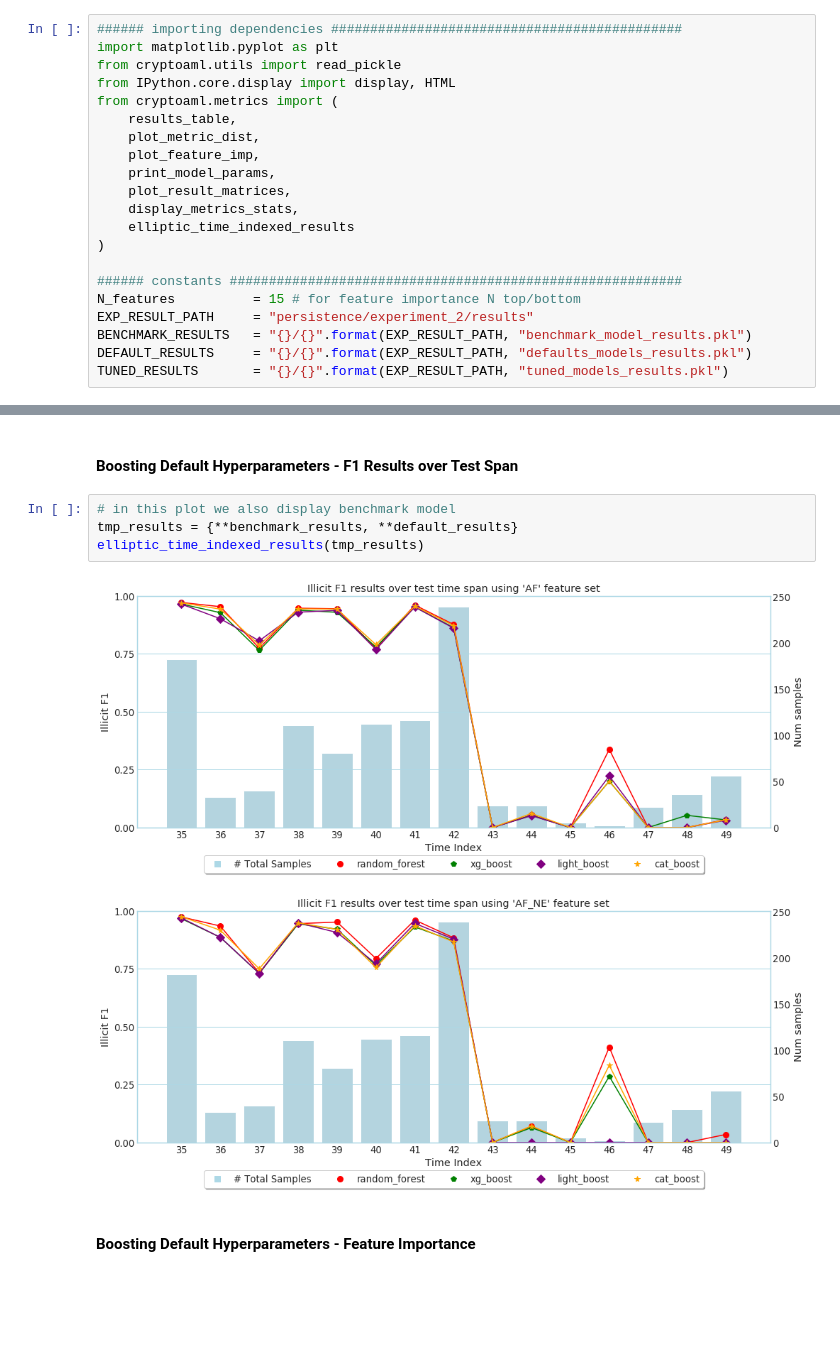
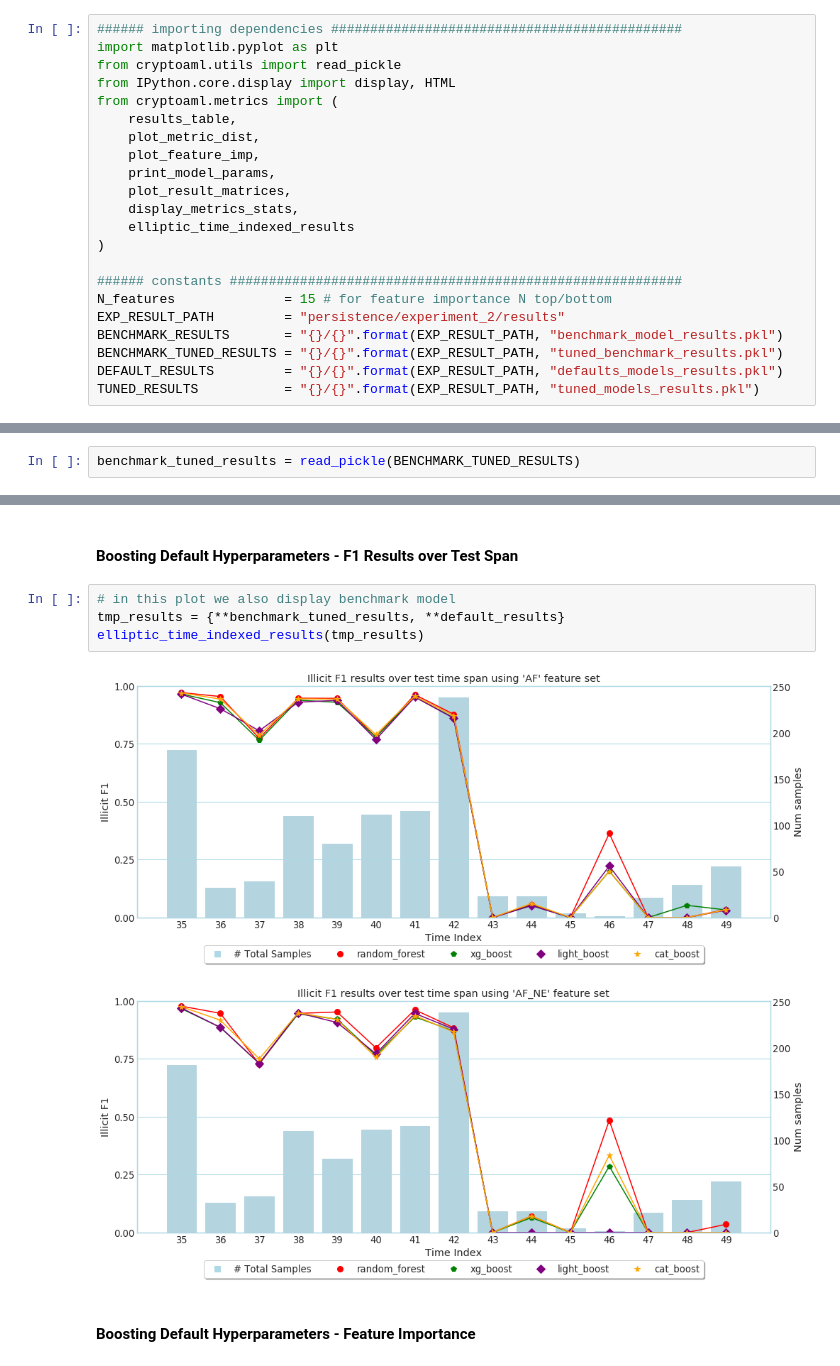
Before and after one commit to achmand/aml-crypto-graph, a Jupyter notebook: src/2_experiment_results.ipynb, the cells around one changed output, grey strips where cells are left out. Saved outputs shown, nothing was run; the diff lists cells and outputs as text; blank space fills up the shorter version.

```diff
--- a/src/2_experiment_results.ipynb
+++ b/src/2_experiment_results.ipynb
@@ -18,11 +18,12 @@ from cryptoaml.metrics import (
 )
 
 ###### constants ##########################################################
-N_features          = 15 # for feature importance N top/bottom
-EXP_RESULT_PATH     = "persistence/experiment_2/results"
-BENCHMARK_RESULTS   = "{}/{}".format(EXP_RESULT_PATH, "benchmark_model_results.pkl")
-DEFAULT_RESULTS     = "{}/{}".format(EXP_RESULT_PATH, "defaults_models_results.pkl")
-TUNED_RESULTS       = "{}/{}".format(EXP_RESULT_PATH, "tuned_models_results.pkl")
+N_features              = 15 # for feature importance N top/bottom
+EXP_RESULT_PATH         = "persistence/experiment_2/results"
+BENCHMARK_RESULTS       = "{}/{}".format(EXP_RESULT_PATH, "benchmark_model_results.pkl")
+BENCHMARK_TUNED_RESULTS = "{}/{}".format(EXP_RESULT_PATH, "tuned_benchmark_results.pkl")
+DEFAULT_RESULTS         = "{}/{}".format(EXP_RESULT_PATH, "defaults_models_results.pkl")
+TUNED_RESULTS           = "{}/{}".format(EXP_RESULT_PATH, "tuned_models_results.pkl")
 # %% [markdown]
 <a id='benchmark'></a>
 ## Benchmark Models
@@ -166,0 +170,2 @@ Parameters used for 'random_forest' on 'AF' feature set
+# %%
+benchmark_tuned_results = read_pickle(BENCHMARK_TUNED_RESULTS)
@@ -220,11 +323,11 @@ plot_result_matrices(default_results, figsize=(17,20))
 #### Boosting Default Hyperparameters - F1 Results over Test Span
 # %%
 # in this plot we also display benchmark model
-tmp_results = {**benchmark_results, **default_results}
+tmp_results = {**benchmark_tuned_results, **default_results}
 elliptic_time_indexed_results(tmp_results)
 # %% [output]
-[figure, old version]
+[figure, new version]
-[figure, old version]
+[figure, new version]
 # %% [markdown]
 #### Boosting Default Hyperparameters - Feature Importance
 # %%
```
Also changed, not shown: parts of 14 cells of this notebook, 2 other files.
